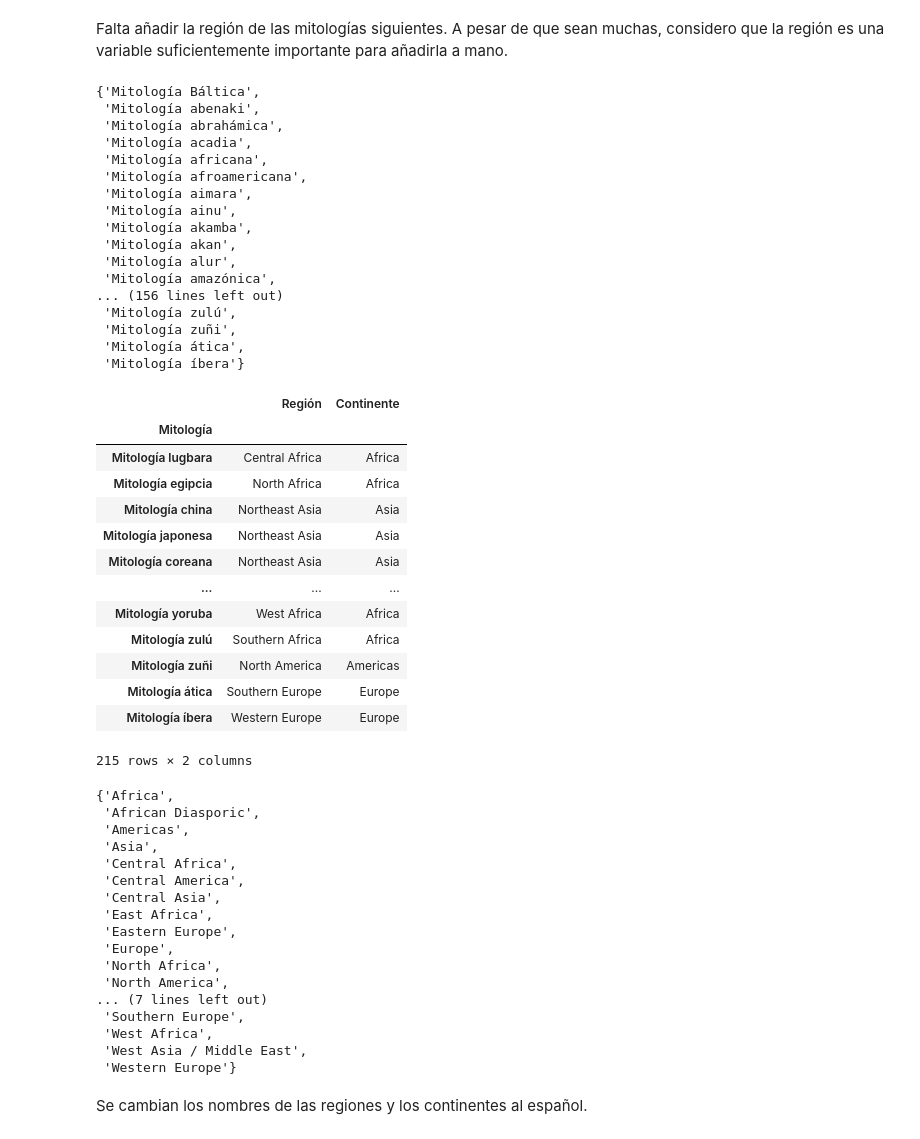
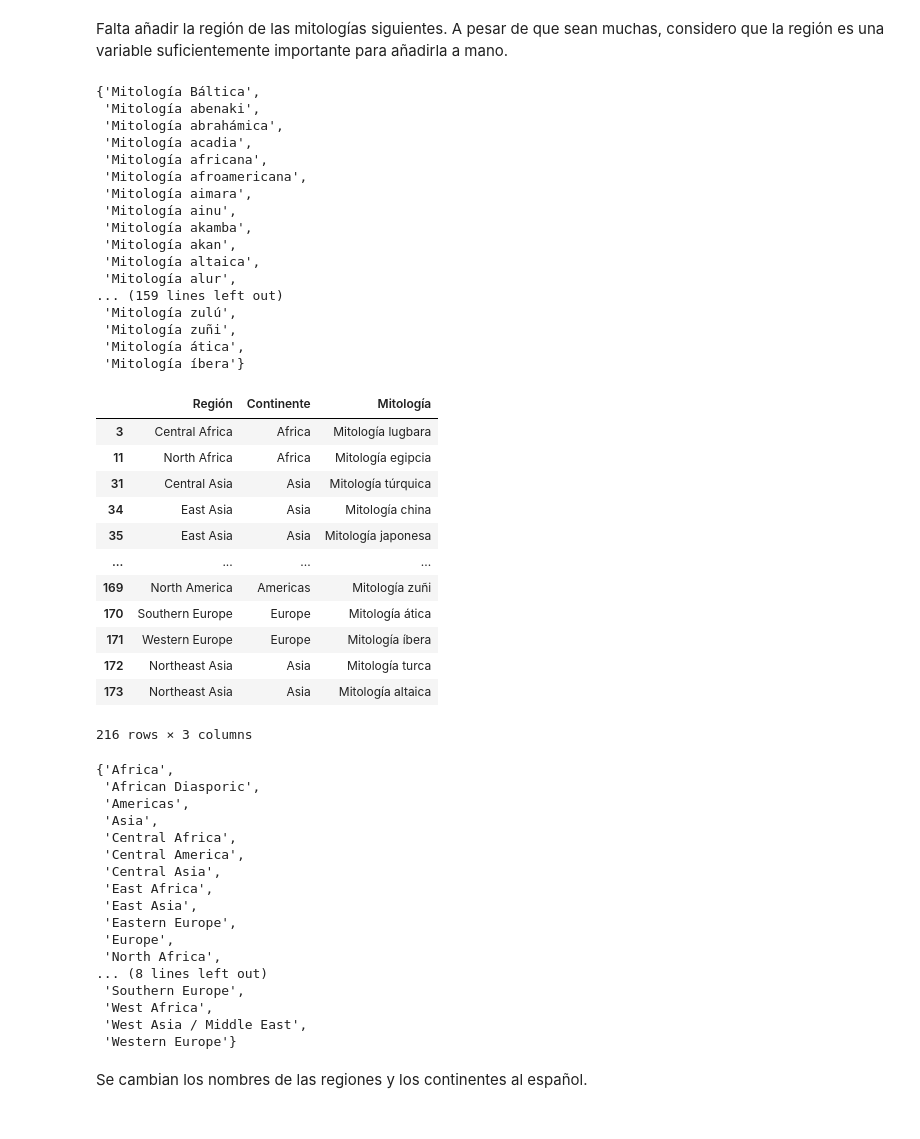
Before and after one commit to sergifornes/analisis-mitico, a Jupyter notebook: scraping/scrapeo-wikipedia.ipynb, the cells around one changed output. Drawn from its saved outputs; the diff is of its cells as text; code cells hidden in the pictures.

```diff
--- a/scraping/scrapeo-wikipedia.ipynb
+++ b/scraping/scrapeo-wikipedia.ipynb
@@ -217,7 +217,7 @@ Las anteriores listas no recogen todas las mitologías de Wikipedia. Se añaden
 # %%
 mitologias4 = ["Mitología africana", "Mitología americana", "Mitología asiática", "Mitología europea", "Mitología oceánica",
                "Mitología semítica", "Mitología nubia", "Mitología del hinduismo", "Mitología judía", "Mitología vudú",
-               "Mitología hawaiana", "Mitología samoana", "Mitología tahitiana"]
+               "Mitología hawaiana", "Mitología samoana", "Mitología tahitiana", "Mitología turca", "Mitología altaica"]
 # %% [markdown]
 #### Agregación de las mitologías
 # %%
@@ -367,22 +367,22 @@ set(lista_mitologias) - set(mythologies["Mitología"])
  'Mitología ainu',
  'Mitología akamba',
  'Mitología akan',
+ 'Mitología altaica',
  'Mitología alur',
- 'Mitología amazónica',
-... (156 lines left out)
+... (159 lines left out)
  'Mitología zulú',
  'Mitología zuñi',
  'Mitología ática',
  'Mitología íbera'}
 # %%
-addMyths = [["Northern Europe", "Europe", "Mitología Báltica"],
+addMyths = [["Eastern Europe", "Europe", "Mitología Báltica"],
             ["North America", "Americas", "Mitología abenaki"],
             ["West Asia / Middle East", "Asia", "Mitología abrahámica"],
             ["West Asia / Middle East", "Asia", "Mitología acadia"],
             ["Africa", "Africa", "Mitología africana"],
             ["African Diasporic", "Africa", "Mitología afroamericana"],
             ["South America", "Americas", "Mitología aimara"],
-            ["North America", "Americas", "Mitología ainu"],
+            ["Northeast Asia", "Asia", "Mitología ainu"],
             ["East Africa", "Africa", "Mitología akamba"],
             ["West Africa", "Africa", "Mitología akan"],
             ["Central Africa", "Africa", "Mitología alur"],
@@ -546,31 +546,31 @@ addMyths = [["Northern Europe", "Europe", "Mitología Báltica"],
             ["Southern Africa", "Africa", "Mitología zulú"],
             ["North America", "Americas", "Mitología zuñi"],
             ["Southern Europe", "Europe", "Mitología ática"],
-            ["Western Europe", "Europe", "Mitología íbera"]]
+            ["Western Europe", "Europe", "Mitología íbera"],
+            ["Northeast Asia", "Asia", "Mitología turca"],
+            ["Northeast Asia", "Asia", "Mitología altaica"]]
 # %%
 mitologias = (mythologies
               .append(pd.DataFrame(addMyths, columns = ["Region", "Continent", "Mitología"]))
-              .drop_duplicates()
-              .set_index("Mitología"))
+              .drop_duplicates())
 
-mitologias.columns = ["Región", "Continente"]
+mitologias.columns = ["Región", "Continente", "Mitología"]
 
 mitologias
 # %% [output]
-|  | Región | Continente |
-| Mitología |  |  |
-| Mitología lugbara | Central Africa | Africa |
-| Mitología egipcia | North Africa | Africa |
-| Mitología china | Northeast Asia | Asia |
-| Mitología japonesa | Northeast Asia | Asia |
-| Mitología coreana | Northeast Asia | Asia |
-| ... | ... | ... |
-| Mitología yoruba | West Africa | Africa |
-| Mitología zulú | Southern Africa | Africa |
-| Mitología zuñi | North America | Americas |
-| Mitología ática | Southern Europe | Europe |
-| Mitología íbera | Western Europe | Europe |
+|  | Región | Continente | Mitología |
+| 3 | Central Africa | Africa | Mitología lugbara |
+| 11 | North Africa | Africa | Mitología egipcia |
+| 31 | Central Asia | Asia | Mitología túrquica |
+| 34 | East Asia | Asia | Mitología china |
+| 35 | East Asia | Asia | Mitología japonesa |
+| ... | ... | ... | ... |
+| 169 | North America | Americas | Mitología zuñi |
+| 170 | Southern Europe | Europe | Mitología ática |
+| 171 | Western Europe | Europe | Mitología íbera |
+| 172 | Northeast Asia | Asia | Mitología turca |
+| 173 | Northeast Asia | Asia | Mitología altaica |
-215 rows × 2 columns
+216 rows × 3 columns
 # %%
 set(mitologias["Región"])
 # %% [output]
@@ -582,11 +582,11 @@ set(mitologias["Región"])
  'Central America',
  'Central Asia',
  'East Africa',
+ 'East Asia',
  'Eastern Europe',
  'Europe',
  'North Africa',
- 'North America',
-... (7 lines left out)
+... (8 lines left out)
  'Southern Europe',
  'West Africa',
  'West Asia / Middle East',
```
Also changed, not shown: parts of 88 cells of this notebook, 35 other files.
